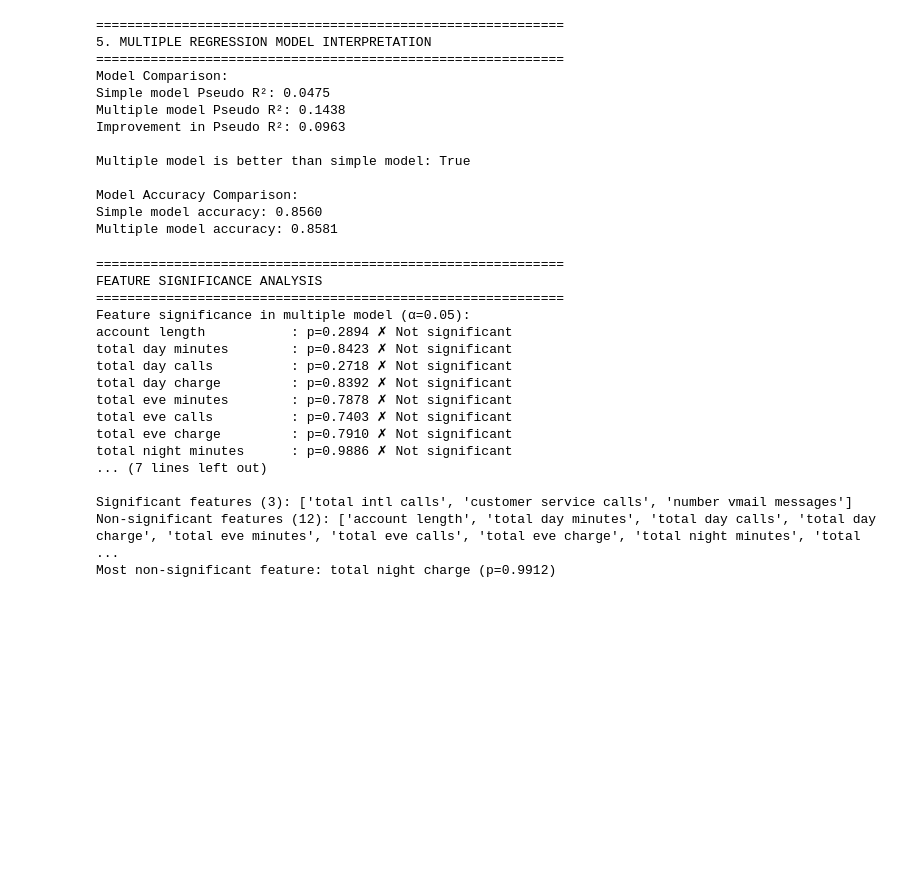
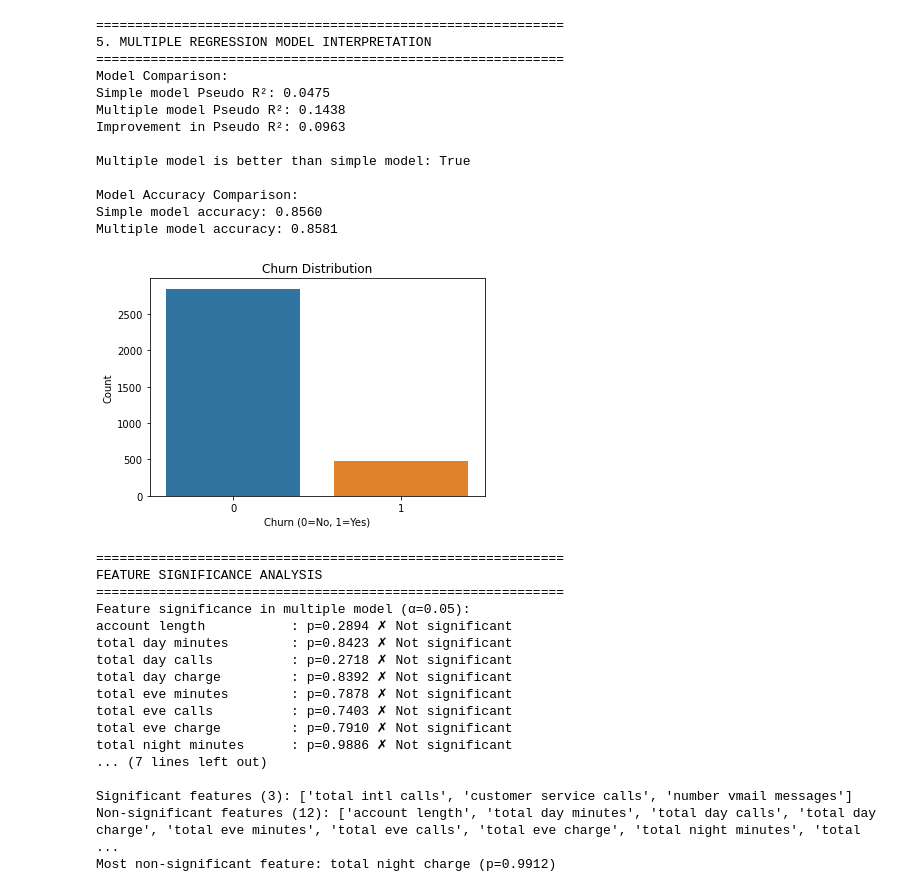
Before and after one commit to Mirriam-Tech/Project-Telecommunication-Customer-Churn-Ml-, a Jupyter notebook: ProjectNotebook1.ipynb, the cells around one changed output. Cells and saved outputs as stored; diff of their text form; code cells hidden in the pictures; blank space fills up the shorter version.

```diff
--- a/ProjectNotebook1.ipynb
+++ b/ProjectNotebook1.ipynb
@@ -348,6 +388,16 @@ Multiple model is better than simple model: True
 Model Accuracy Comparison:
 Simple model accuracy: 0.8560
 Multiple model accuracy: 0.8581
+# %%
+# Simple bar chart for churn data
+plt.figure(figsize=(6, 4))
+sns.countplot(data=df, x='churn_binary')
+plt.title('Churn Distribution')
+plt.xlabel('Churn (0=No, 1=Yes)')
+plt.ylabel('Count')
+plt.show()
+# %% [output]
+[figure, added]
 # %%
 # FEATURE SIGNIFICANCE ANALYSIS
 
```
Also changed, not shown: parts of 10 cells of this notebook.
